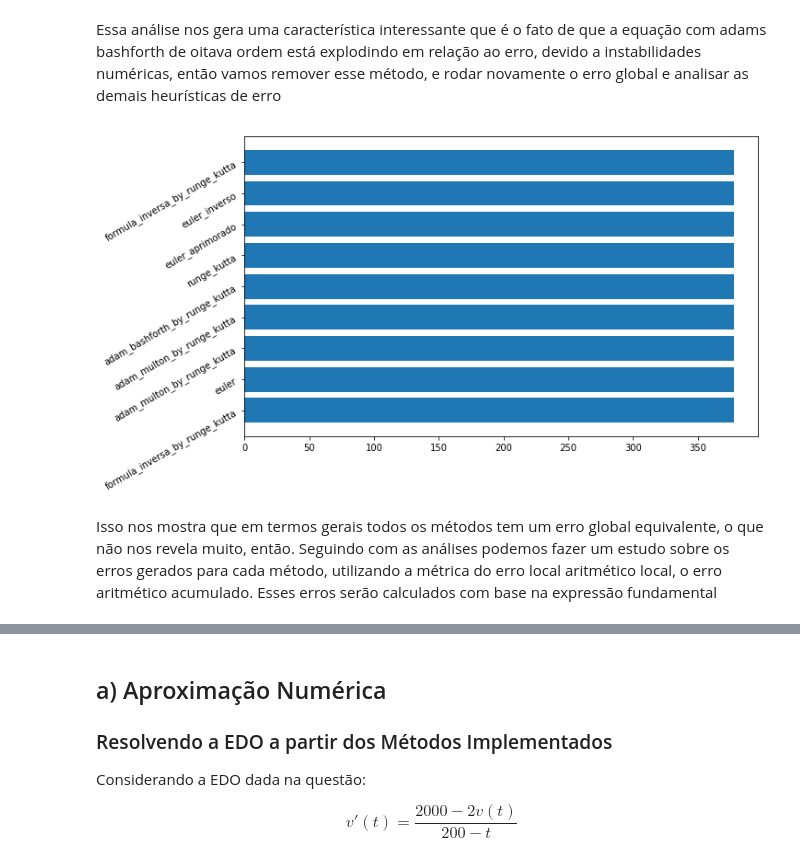
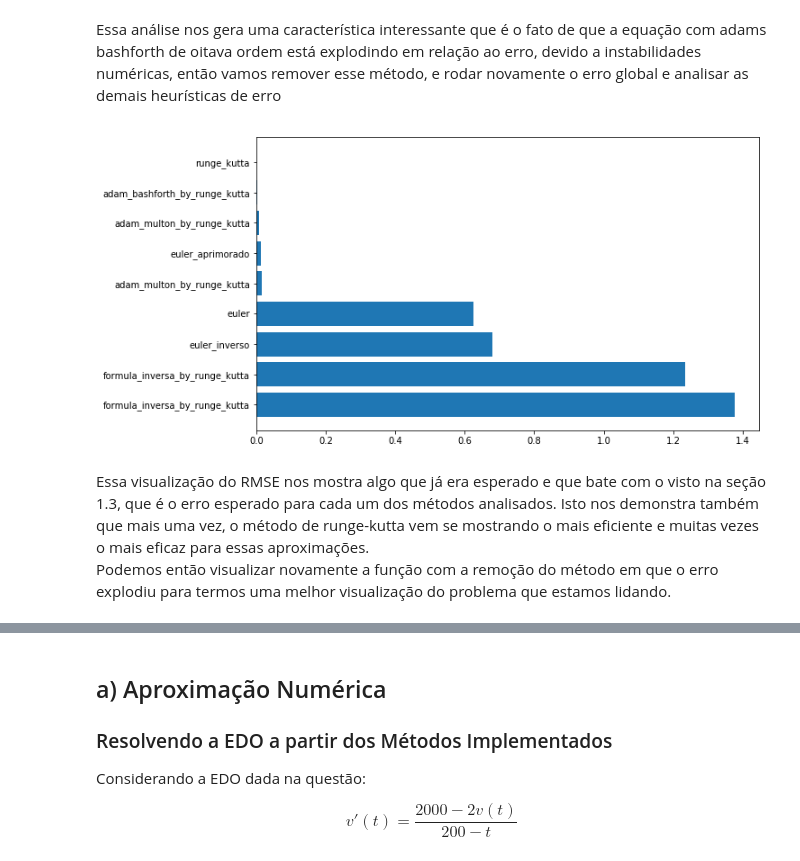
Before and after one commit to MiniMarvin/metodos_v2, a Jupyter notebook: Código-Copy1.ipynb, the cells around one changed output, grey strips where cells are left out. Cells and saved outputs as stored; diff of their text form; code cells hidden in the pictures.

```diff
--- a/Código-Copy1.ipynb
+++ b/Código-Copy1.ipynb
@@ -1481,15 +1481,16 @@ _ = plt.yticks(index, rows, fontsize=10, rotation=30)
 # %% [markdown]
 Essa análise nos gera uma característica interessante que é o fato de que a equação com adams bashforth de oitava ordem está explodindo em relação ao erro, devido a instabilidades numéricas, então vamos remover esse método, e rodar novamente o erro global e analisar as demais heurísticas de erro
 # %%
-rows, values = rms_error("entrada_q2_1.txt", lambda t : 3*100000/(100 + 2*t)**2)
+rows, values = rms_error("entrada_q2_1.txt", lambda t : 20 + 10*np.exp(-np.log(10/3)*t/2))
 vals = list(zip(rows, values))
 vals = sorted(vals, key=lambda a: a[1], reverse=True)
 rows, values = zip(*vals)
 
 index = np.arange(len(rows))
 _ = plt.barh(index, values)
-_ = plt.yticks(index, rows, fontsize=10, rotation=30)
+_ = plt.yticks(index, rows, fontsize=10, rotation=0)
 # %% [output]
-[figure, old version]
+[figure, new version]
-# %% [markdown]
-Isso nos mostra que em termos gerais todos os métodos tem um erro global equivalente, o que não nos revela muito, então. Seguindo com as análises podemos fazer um estudo sobre os erros gerados para cada método, utilizando a métrica do erro local aritmético local, o erro aritmético acumulado. Esses erros serão calculados com base na expressão fundamental
+# %% [markdown]
+Essa visualização do RMSE nos mostra algo que já era esperado e que bate com o visto na seção 1.3, que é o erro esperado para cada um dos métodos analisados. Isto nos demonstra também que mais uma vez, o método de runge-kutta vem se mostrando o mais eficiente e muitas vezes o mais eficaz para essas aproximações.
+Podemos então visualizar novamente a função com a remoção do método em que o erro explodiu para termos uma melhor visualização do problema que estamos lidando.
```
Also changed, not shown: parts of 14 cells of this notebook, 1 other file.
